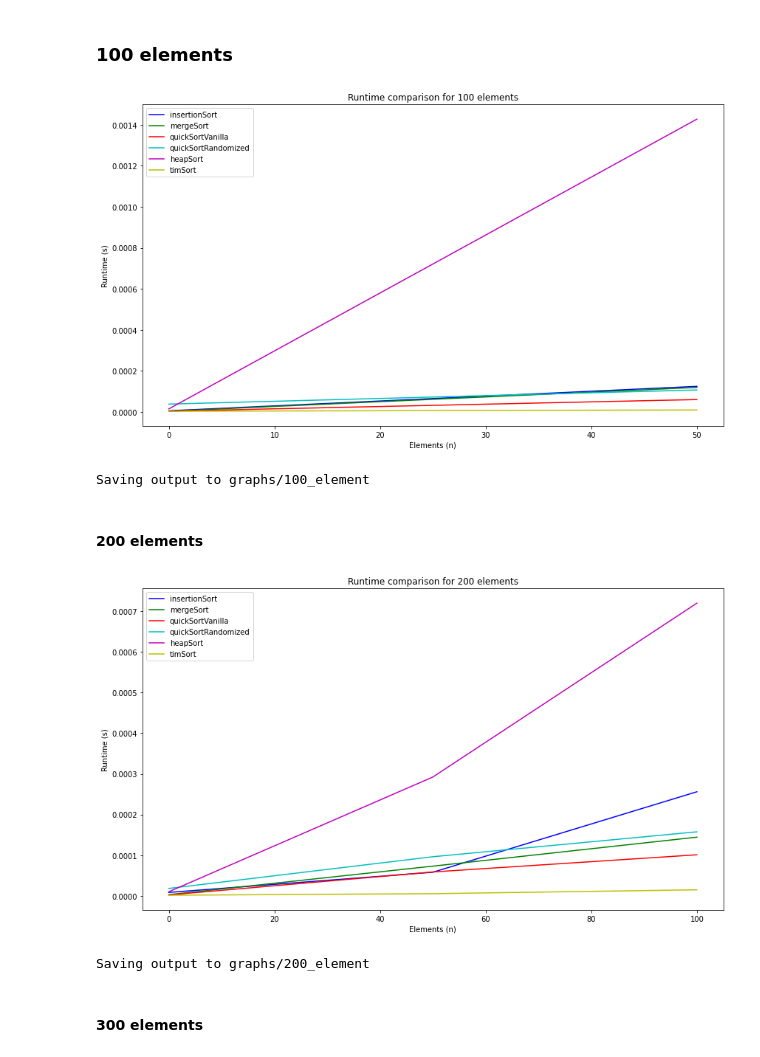
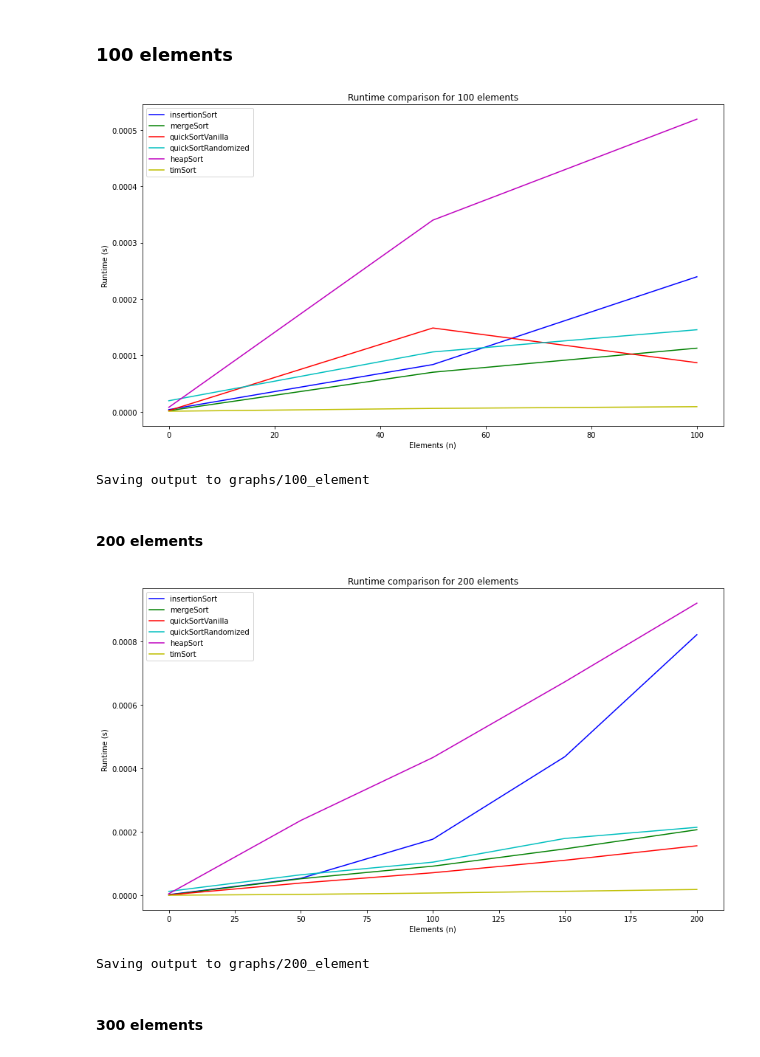
Before and after one commit to nickbar01234/sorting-algorithms, a Jupyter notebook: sorting.ipynb, the cells around one changed output. Cells and saved outputs as stored; diff of their text form; code cells hidden in the pictures.

```diff
--- a/sorting.ipynb
+++ b/sorting.ipynb
@@ -96,26 +96,26 @@ Saving output to graphs/random_input
 # %%
 small_100 = []
 
-for element in range(0, 51, 50):
+for element in range(0, 101, 50):
     random = list(np.random.randint(-100000, 100000, element))
     small_100.append(random)
 
 runtime = comparisons(small_100, "Runtime comparison for 100 elements", "100_element")
 # %% [output]
-[figure, old version]
+[figure, new version]
 Saving output to graphs/100_element
 # %% [markdown]
 #### 200 elements
 # %%
 small_200 = []
 
-for element in range(0, 101, 50):
+for element in range(0, 201, 50):
     random = list(np.random.randint(-100000, 100000, element))
     small_200.append(random)
 
 runtime = comparisons(small_200, "Runtime comparison for 200 elements", "200_element")
 # %% [output]
-[figure, old version]
+[figure, new version]
 Saving output to graphs/200_element
 # %% [markdown]
 #### 300 elements
```
Also changed, not shown: parts of 3 cells of this notebook, 1 other file.
